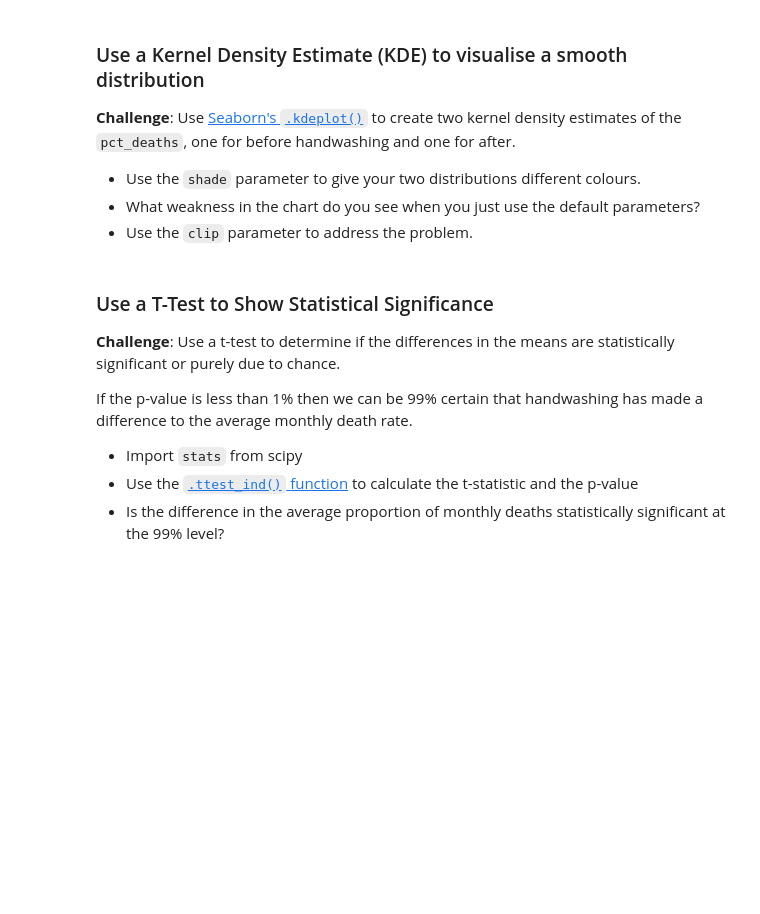
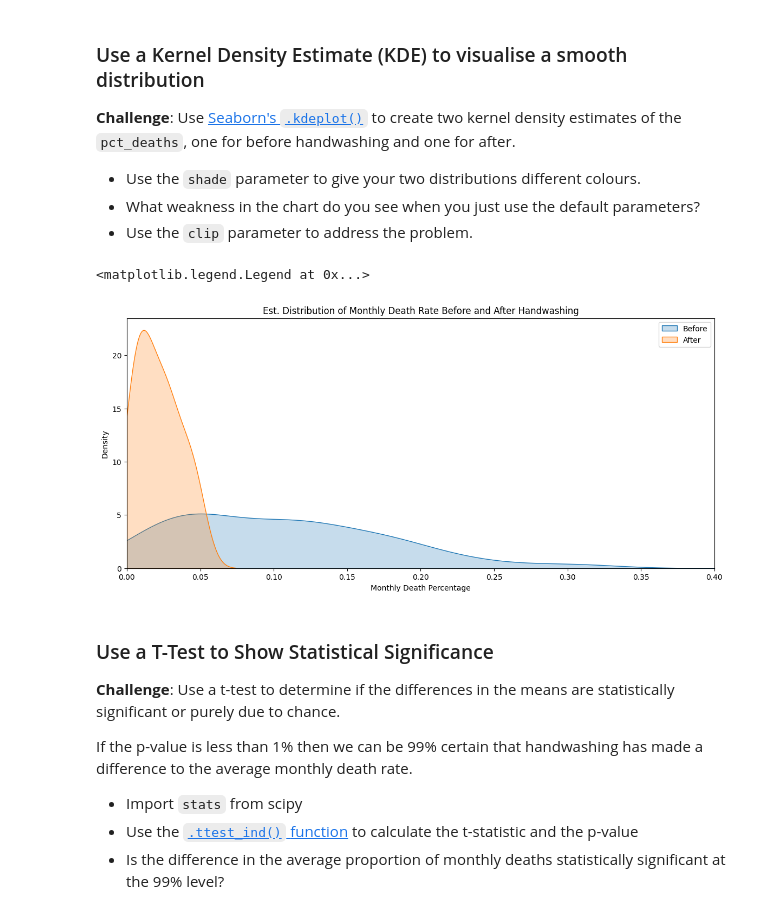
Before and after one commit to Xor01/Semmelweis-Death-Analysis, a Jupyter notebook: Dr_Semmelweis_Handwashing_Discovery.ipynb, the cells around one changed output. Saved outputs shown, nothing was run; the diff lists cells and outputs as text; code cells hidden in the pictures; blank space fills up the shorter version.

Commit message:
create chart, details in sub message
Est. Distribution of Monthly Death Rate Before and After Handwashing

```diff
--- a/Dr_Semmelweis_Handwashing_Discovery.ipynb
+++ b/Dr_Semmelweis_Handwashing_Discovery.ipynb
@@ -441,6 +441,31 @@ hist.show()
 * Use the `shade` parameter to give your two distributions different colours.
 * What weakness in the chart do you see when you just use the default parameters?
 * Use the `clip` parameter to address the problem.
+# %%
+plt.figure(figsize=(14, 6))
+bw = sns.kdeplot(
+    df_monthly_before_handwashing,
+    x='pct_deaths',
+    fill=True,
+    clip=(0, 1),
+    label='Before'
+    )
+
+sns.kdeplot(
+    df_monthly_after_handwashing,
+    x='pct_deaths',
+    fill=True,
+    clip=(0, 1),
+    label='After'
+    )
+
+bw.set(xlabel='Monthly Death Percentage')
+plt.title('Est. Distribution of Monthly Death Rate Before and After Handwashing')
+plt.xlim(0, 0.40)
+plt.legend()
+# %% [output]
+<matplotlib.legend.Legend at 0x...>
+[figure, added]
 # %% [markdown]
 ### Use a T-Test to Show Statistical Significance
 
```
